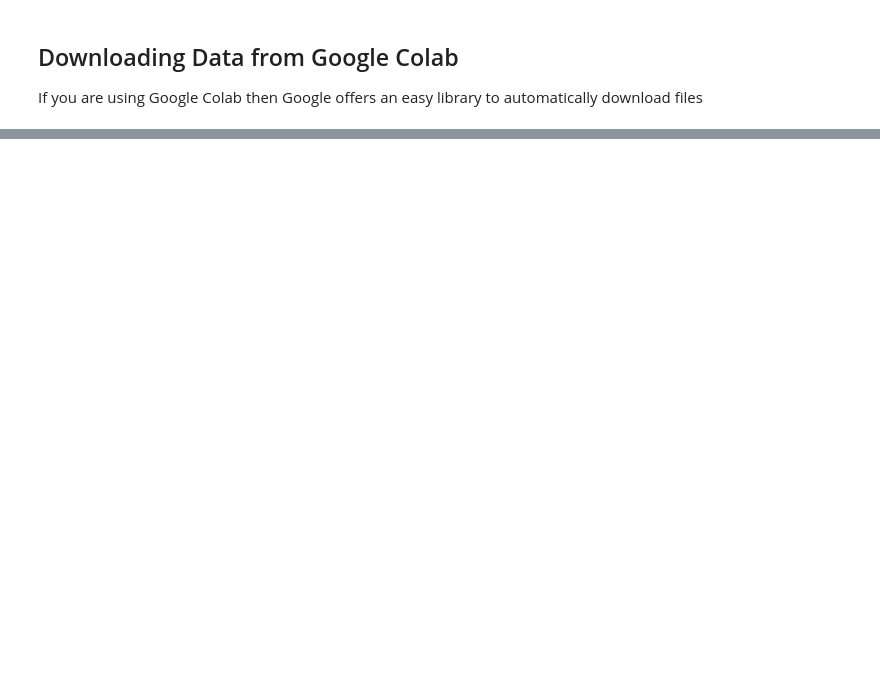
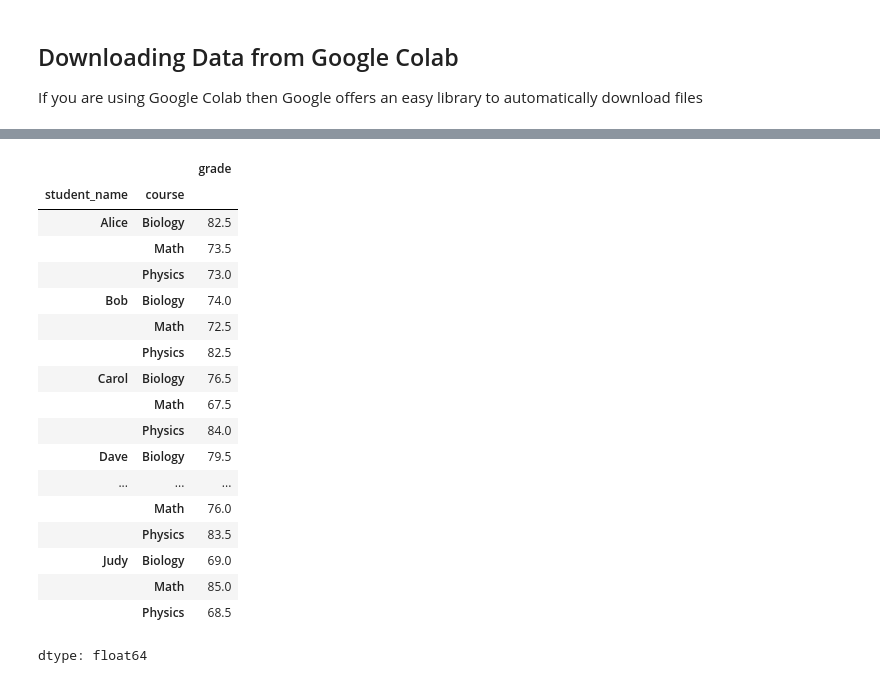
Before and after one commit to ValRCS/RTU_Automating_Tasks_With_Python, a Jupyter notebook: src/topic_4_excel_csv_pandas_sets/student_grades.ipynb, the cells around one changed output, grey strips where cells are left out. Drawn from its saved outputs; the diff is of its cells as text; code cells hidden in the pictures; blank space fills up the shorter version.

```diff
--- a/src/topic_4_excel_csv_pandas_sets/student_grades.ipynb
+++ b/src/topic_4_excel_csv_pandas_sets/student_grades.ipynb
@@ -491,0 +635,27 @@ files.download('all_grades_sorted_multi.xlsx')
+# %%
+# we can group by more than one column
+# so let's group by student_name and then course and again find mean
+student_course_avg_grade = all_grades.groupby(['student_name', 'course'])['grade'].mean().round(2)
+# let's show full table
+student_course_avg_grade
+#
+# %% [output]
+|  |  | grade |
+| student_name | course |  |
+| Alice | Biology | 82.5 |
+|  | Math | 73.5 |
+|  | Physics | 73.0 |
+| Bob | Biology | 74.0 |
+|  | Math | 72.5 |
+|  | Physics | 82.5 |
+| Carol | Biology | 76.5 |
+|  | Math | 67.5 |
+|  | Physics | 84.0 |
+| Dave | Biology | 79.5 |
+| ... | ... | ... |
+|  | Math | 76.0 |
+|  | Physics | 83.5 |
+| Judy | Biology | 69.0 |
+|  | Math | 85.0 |
+|  | Physics | 68.5 |
+dtype: float64
```
Also changed, not shown: parts of 30 cells of this notebook.
